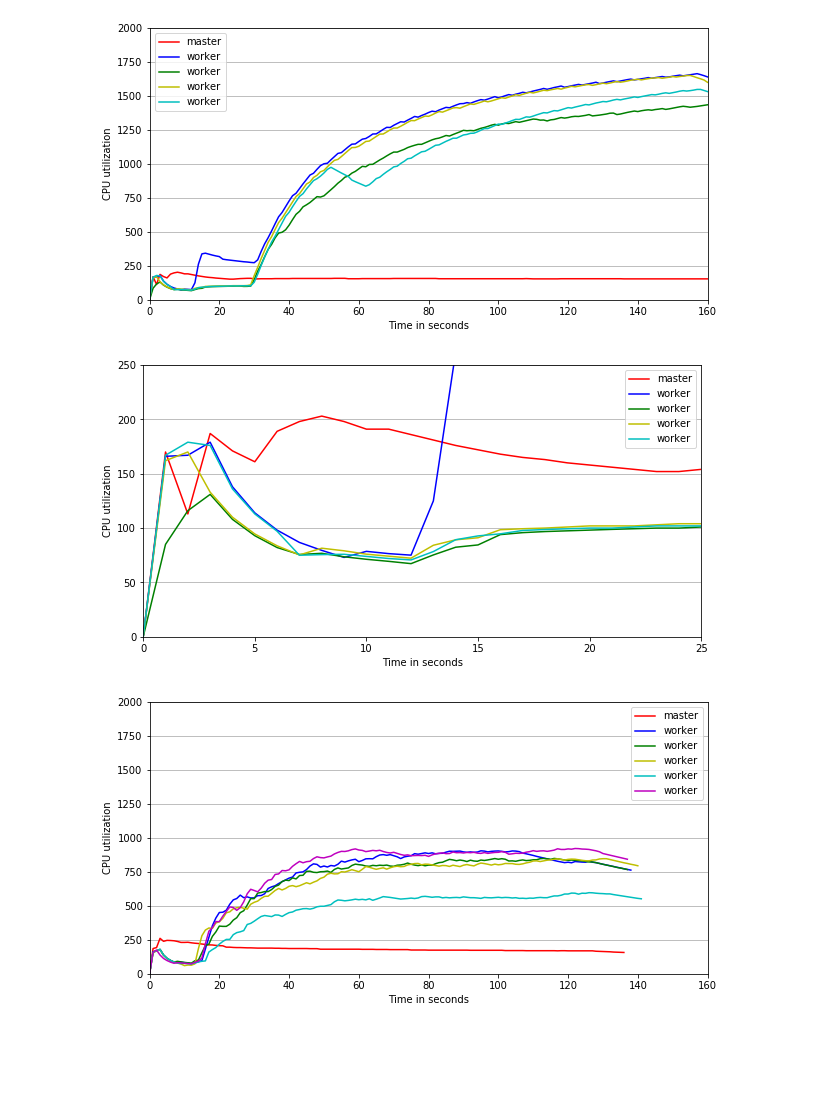
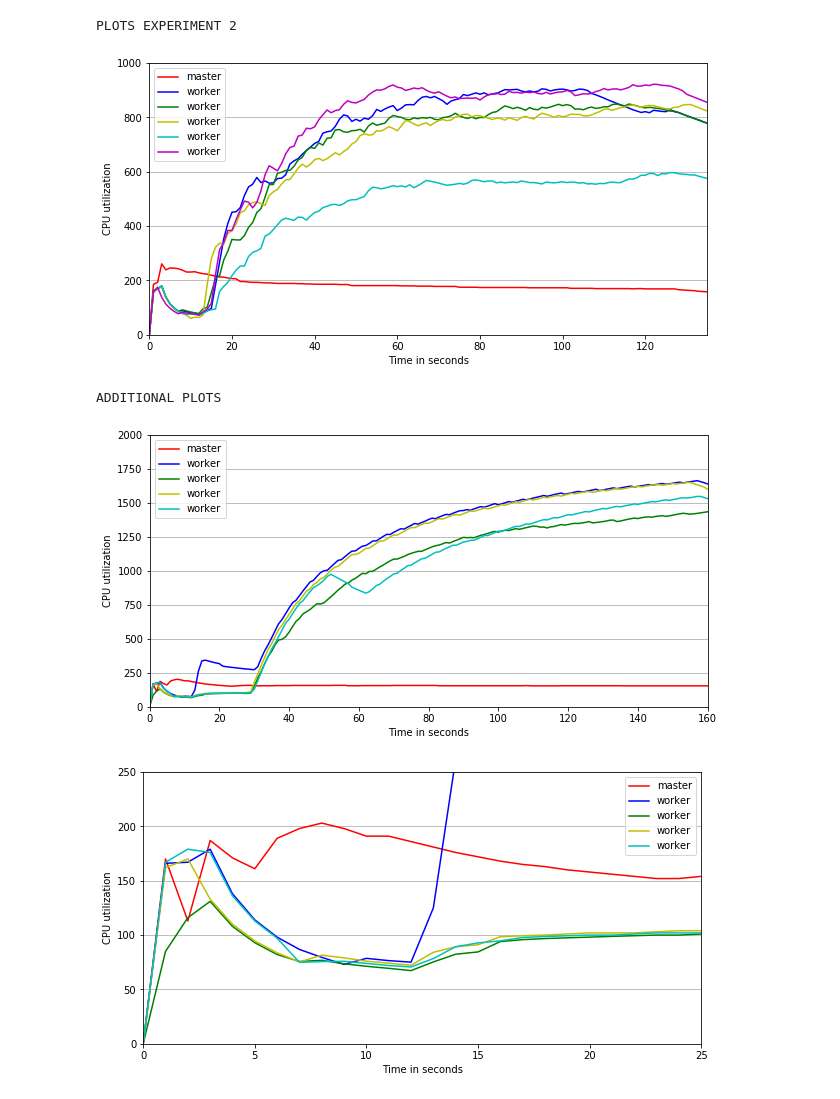
Before and after one commit to jmakr0/Distributed-Entity-Resolution, a Jupyter notebook: evaluation/plot/cpu-usage.ipynb, the cells around one changed output. Cells and saved outputs as stored; diff of their text form; code cells hidden in the pictures; blank space fills up the shorter version.

```diff
--- a/evaluation/plot/cpu-usage.ipynb
+++ b/evaluation/plot/cpu-usage.ipynb
@@ -72,11 +89,15 @@ plot_cpu_utilization('1', '2', 'utilization_details-1.pdf', x_min_max=(0,20), y_
+# %%
+print('PLOTS EXPERIMENT 2')
+plot_cpu_utilization('5', '3', 'utilization_exp2.pdf', x_min_max=(0,135), y_min_max=(0,1000))
+# %% [output]
+PLOTS EXPERIMENT 2
+[figure, added]
 # %%
-plot_cpu_utilization('4', '3', 'utilization-1.pdf', x_min_max=(0,160), y_min_max=(0,2000))
+print('ADDITIONAL PLOTS')
+plot_cpu_utilization('4', '3', 'p1.pdf', x_min_max=(0,160), y_min_max=(0,2000))
 
-plot_cpu_utilization('4', '3', 'utilization-1.pdf', x_min_max=(0,25), y_min_max=(0,250))
+plot_cpu_utilization('4', '3', 'p2.pdf', x_min_max=(0,25), y_min_max=(0,250))
 # %% [output]
+ADDITIONAL PLOTS
 [figure]
 [figure]
-# %%
-plot_cpu_utilization('5', '3', 'utilization-2.pdf', x_min_max=(0,160), y_min_max=(0,2000))
-# %% [output]
-[figure, removed]
```
Also changed, not shown: parts of 4 cells of this notebook, 1 other file.
